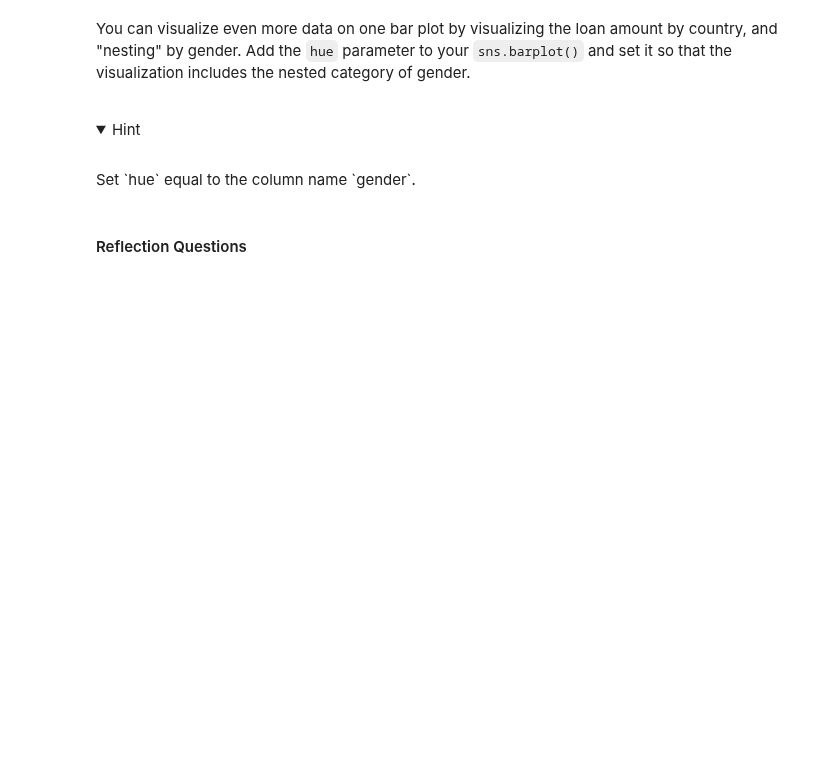
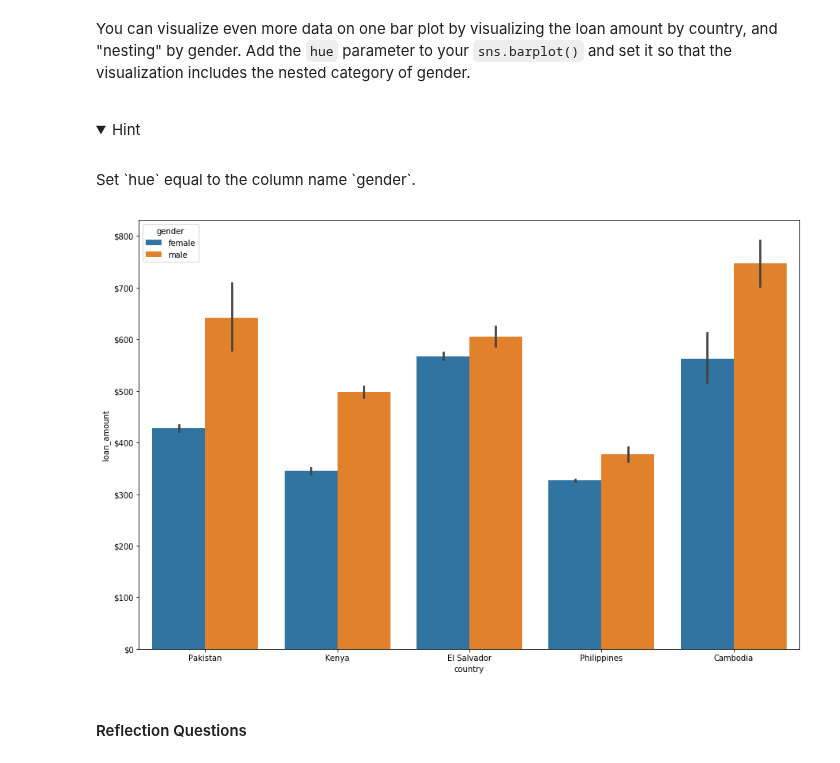
Before and after one commit to pelian/codeacademy, a Jupyter notebook: Data Visualization with Python/unit 5/kiva_project.ipynb, the cells around one changed output. Cells and saved outputs as stored; diff of their text form; code cells hidden in the pictures; folded sections open; blank space fills up the shorter version.

```diff
--- a/Data Visualization with Python/unit 5/kiva_project.ipynb
+++ b/Data Visualization with Python/unit 5/kiva_project.ipynb
@@ -101,12 +152,14 @@ Set `hue` equal to the column name `gender`.
 # %%
 # Creates the figure, you're only using this syntax so you can modify the y-axis ticks below
 f, ax = plt.subplots(figsize=(15, 10))
 
-sns.barplot(data=df, x="country", y="loan_amount")
+sns.barplot(data=df, x="country", y="loan_amount", hue="gender")
 
 fmt = '${x:,.0f}'
 tick = mtick.StrMethodFormatter(fmt)
 ax.yaxis.set_major_formatter(tick)
+# %% [output]
+[figure, added]
 # %% [markdown]
 #### Reflection Questions
 # %% [markdown]
```
Also changed, not shown: parts of 20 cells of this notebook, 7 other files.
